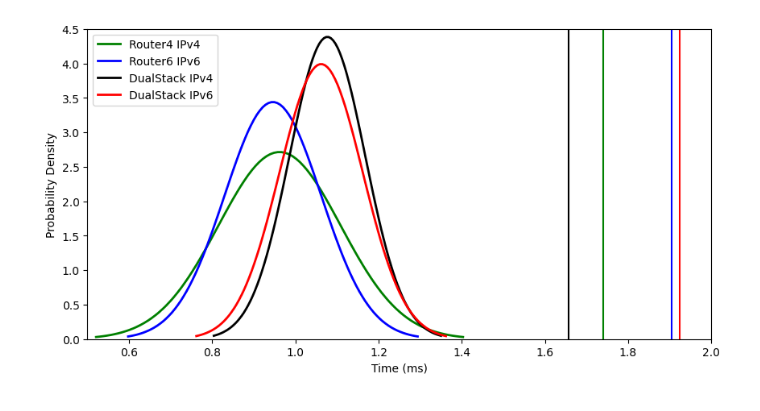
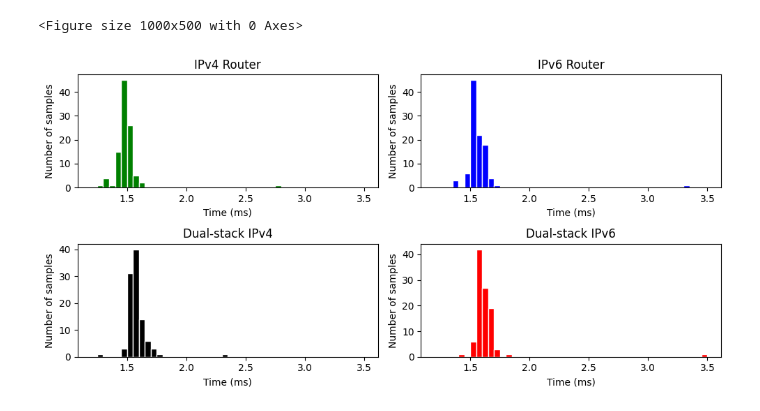
Before and after one commit to elliev7/partii_dissertation, a Jupyter notebook: figures/figures.ipynb, the cells around one changed output. Saved outputs shown, nothing was run; the diff lists cells and outputs as text; code cells hidden in the pictures.

Commit message:
new data and figures

```diff
--- a/figures/figures.ipynb
+++ b/figures/figures.ipynb
@@ -149,24 +4,0 @@ plt.show()
-# %%
-plt.figure(figsize=(10, 5))
-
-plt.plot(x_r4_ip4_hr, y_r4_ip4_hr, linewidth=2, color='green', label ="Router4 IPv4")
-plt.plot(x_r6_ip6_hr, y_r6_ip6_hr, linewidth=2, color='blue', label ="Router6 IPv6")
-plt.plot(x_ds_ip4_hr, y_ds_ip4_hr, linewidth=2, color='black', label ="DualStack IPv4")
-plt.plot(x_ds_ip6_hr, y_ds_ip6_hr, linewidth=2, color='red', label ="DualStack IPv6")
-
-plt.axvline(x = r4_ip4_hr_max, color = 'green')
-plt.axvline(x = r6_ip6_hr_max, color = 'blue')
-plt.axvline(x = ds_ip4_hr_max, color = 'black')
-plt.axvline(x = ds_ip6_hr_max, color = 'red')
-
-plt.xlim(0.5, 2)
-plt.ylim(0, 4.5)
-
-plt.xlabel('Time (ms)')
-plt.ylabel('Probability Density')
-plt.legend()
-
-plt.savefig('ARP_NDP_HR.png')
-plt.show()
-# %% [output]
-[figure, removed]
@@ -172,0 +108,31 @@ plt.show()
+# %%
+plt.figure(figsize=(10, 5))
+
+fig, axs = plt.subplots(2, 2, figsize=(10, 5))
+
+axs[0,0].set_title('IPv4 Router')
+axs[0,0].hist(r4_ip4_hh, bins=46, range=(1.2, 3.5), color='green', edgecolor='white')
+axs[0,0].set_xlabel('Time (ms)')
+axs[0,0].set_ylabel('Number of samples')
+
+axs[0,1].set_title('IPv6 Router')
+axs[0,1].hist(r6_ip6_hh, bins=46, range=(1.2, 3.5), color='blue', edgecolor='white')
+axs[0,1].set_xlabel('Time (ms)')
+axs[0,1].set_ylabel('Number of samples')
+
+axs[1,0].set_title('Dual-stack IPv4')
+axs[1,0].hist(ds_ip4_hh, bins=46, range=(1.2, 3.5), color='black', edgecolor='white')
+axs[1,0].set_xlabel('Time (ms)')
+axs[1,0].set_ylabel('Number of samples')
+
+axs[1,1].set_title('Dual-stack IPv6')
+axs[1,1].hist(ds_ip6_hh, bins=46, range=(1.2, 3.5), color='red', edgecolor='white')
+axs[1,1].set_xlabel('Time (ms)')
+axs[1,1].set_ylabel('Number of samples')
+
+plt.savefig('Ping_HH.png')
+plt.tight_layout()
+plt.show()
+# %% [output]
+<Figure size 1000x500 with 0 Axes>
+[figure, added]
```
Also changed, not shown: parts of 8 cells of this notebook, 6 other files.
